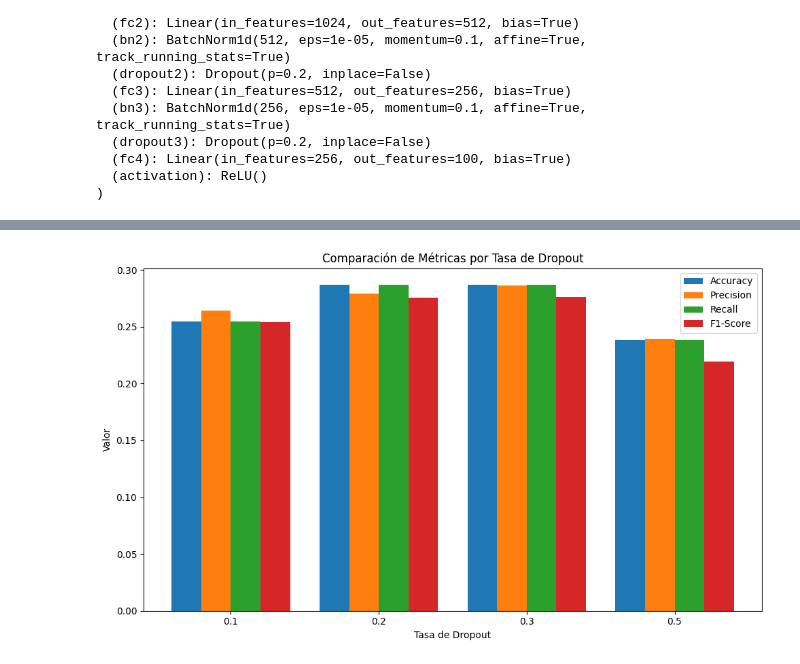
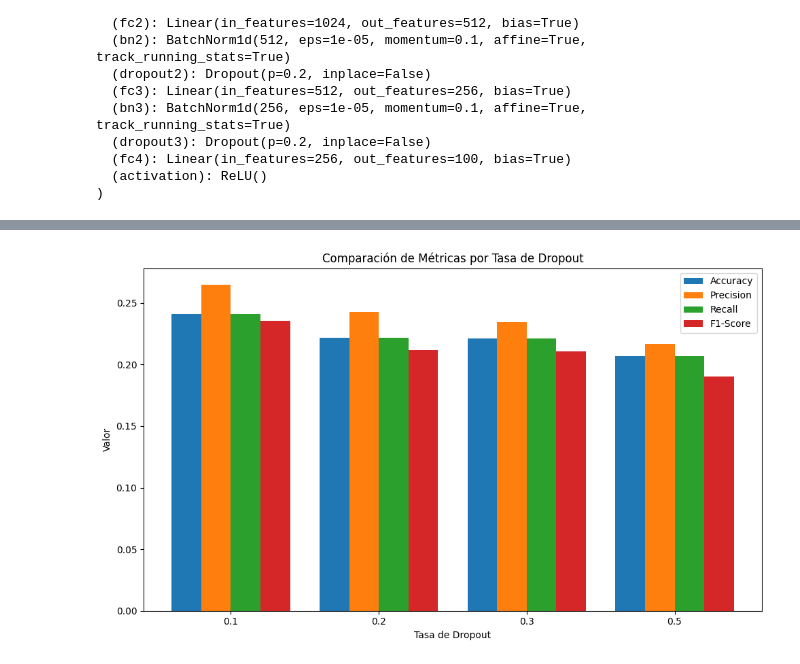
Before and after one commit to NichijouOwo/CIFAR-100, a Jupyter notebook: notebook/deeplearningpy.ipynb, the cells around one changed output, grey strips where cells are left out. Drawn from its saved outputs; the diff is of its cells as text; code cells hidden in the pictures.

```diff
--- a/notebook/deeplearningpy.ipynb
+++ b/notebook/deeplearningpy.ipynb
@@ -192,7 +192,7 @@ y_test_tensor = torch.LongTensor(y_test.flatten())
 # %%
 # Entrenamiento del modelo base
 batch_size = 256  # Según lo especificado
-epochs = 50
+epochs = 35
 
 # Definir función de pérdida y optimizador
 criterion = nn.CrossEntropyLoss()
@@ -226,7 +226,7 @@ MLPModel(
 )
 # %%
 # Callback para detener el entrenamiento si no hay mejora
-patience = 60
+patience = 10
 best_val_loss = float('inf')
 counter = 0
 
@@ -293,8 +293,6 @@ for epoch in range(epochs):
     if val_loss < best_val_loss:
         best_val_loss = val_loss
         counter = 0
-        # Guardar el mejor modelo
-        torch.save(modelo_base.state_dict(), 'c:\\Users\\PC\\Desktop\\prueba\\best_model.pth')
     else:
         counter += 1
         if counter >= patience:
@@ -417,15 +415,15 @@ for activacion in activaciones:
     optimizer = optim.Adam(modelo.parameters(), lr=0.001)
 
     # Early stopping
-    patience = 60
+    patience = 10
     best_val_loss = float('inf')
     counter = 0
 
     # Historial para guardar métricas
     history = {'loss': [], 'accuracy': [], 'val_loss': [], 'val_accuracy': []}
 
-    # Entrenamiento por 50 épocas (reducido para experimentación)
-    for epoch in range(50):
+    # Entrenamiento por 10 épocas (reducido para experimentación)
+    for epoch in range(10):
         # Modo entrenamiento
         modelo.train()
         running_loss = 0.0
@@ -479,7 +477,7 @@ for activacion in activaciones:
         history['val_loss'].append(val_loss)
         history['val_accuracy'].append(val_acc)
 
-        print(f'Epoch {epoch+1}/50, Loss: {train_loss:.4f}, Accuracy: {train_acc:.2f}%, Val Loss: {val_loss:.4f}, Val Accuracy: {val_acc:.2f}%')
+        print(f'Epoch {epoch+1}/10, Loss: {train_loss:.4f}, Accuracy: {train_acc:.2f}%, Val Loss: {val_loss:.4f}, Val Accuracy: {val_acc:.2f}%')
 
         # Early stopping
         if val_loss < best_val_loss:
@@ -577,15 +575,15 @@ for tasa in tasas_dropout:
     optimizer = optim.Adam(modelo.parameters(), lr=0.001)
 
     # Early stopping
-    patience = 60
+    patience = 10
     best_val_loss = float('inf')
     counter = 0
 
     # Historial para guardar métricas
     history = {'loss': [], 'accuracy': [], 'val_loss': [], 'val_accuracy': []}
 
-    # Entrenamiento por 50 épocas (reducido para experimentación)
-    for epoch in range(50):
+    # Entrenamiento por 10 épocas (reducido para experimentación)
+    for epoch in range(10):
         # Modo entrenamiento
         modelo.train()
         running_loss = 0.0
@@ -639,7 +637,7 @@ for tasa in tasas_dropout:
         history['val_loss'].append(val_loss)
         history['val_accuracy'].append(val_acc)
 
-        print(f'Epoch {epoch+1}/50, Loss: {train_loss:.4f}, Accuracy: {train_acc:.2f}%, Val Loss: {val_loss:.4f}, Val Accuracy: {val_acc:.2f}%')
+        print(f'Epoch {epoch+1}/10, Loss: {train_loss:.4f}, Accuracy: {train_acc:.2f}%, Val Loss: {val_loss:.4f}, Val Accuracy: {val_acc:.2f}%')
 
         # Early stopping
         if val_loss < best_val_loss:
@@ -723,4 +721,4 @@ Epoch 11/50, Loss: 2.7272, Accuracy: 30.73%, Val Loss: 3.2078, Val Accuracy: 23.
-[figure, old version]
+[figure, new version]
 # %%
 # Experimento 3: Con y sin Batch Normalization
 resultados_bn = []
```
Also changed, not shown: parts of 10 cells of this notebook, 2 other files.
